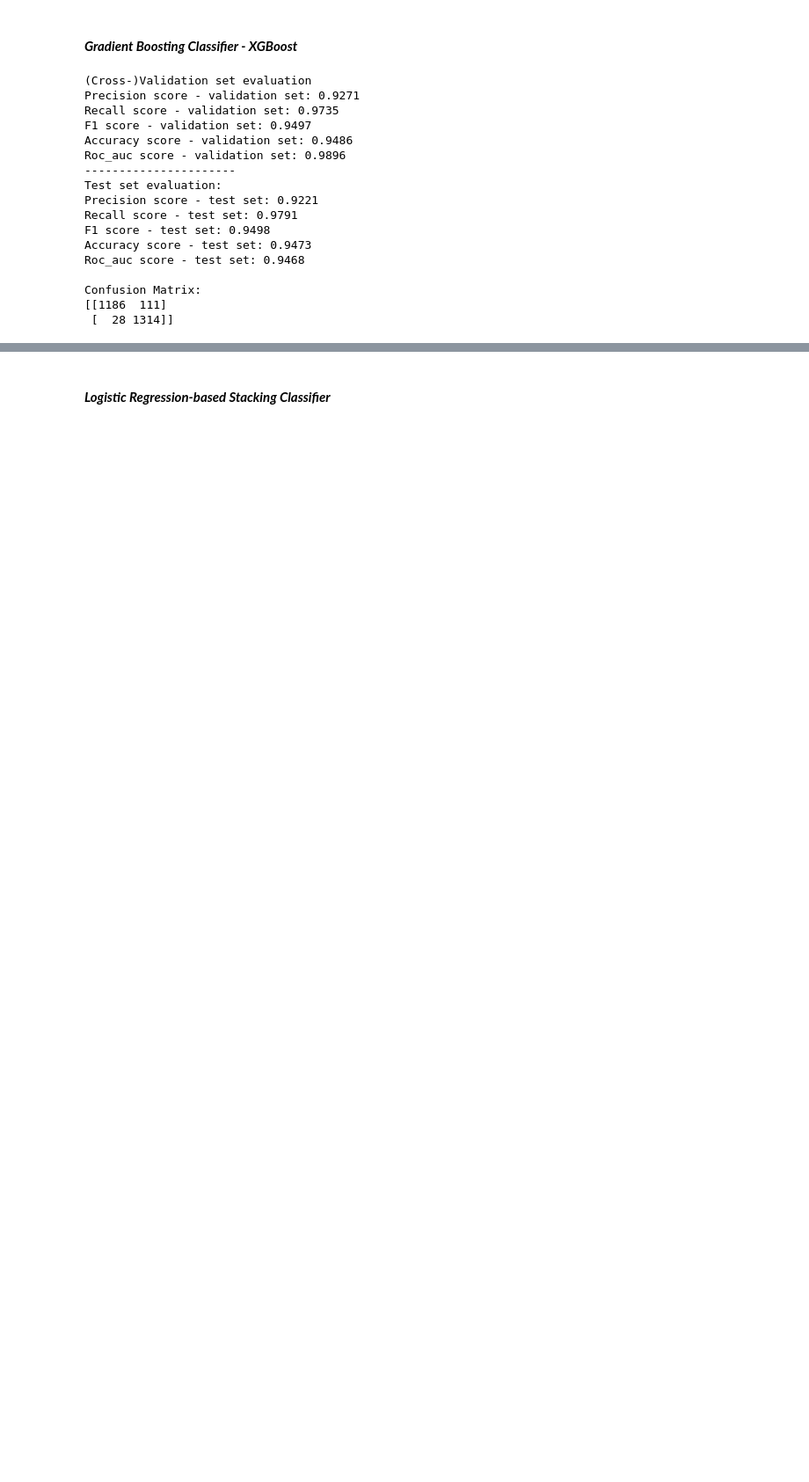
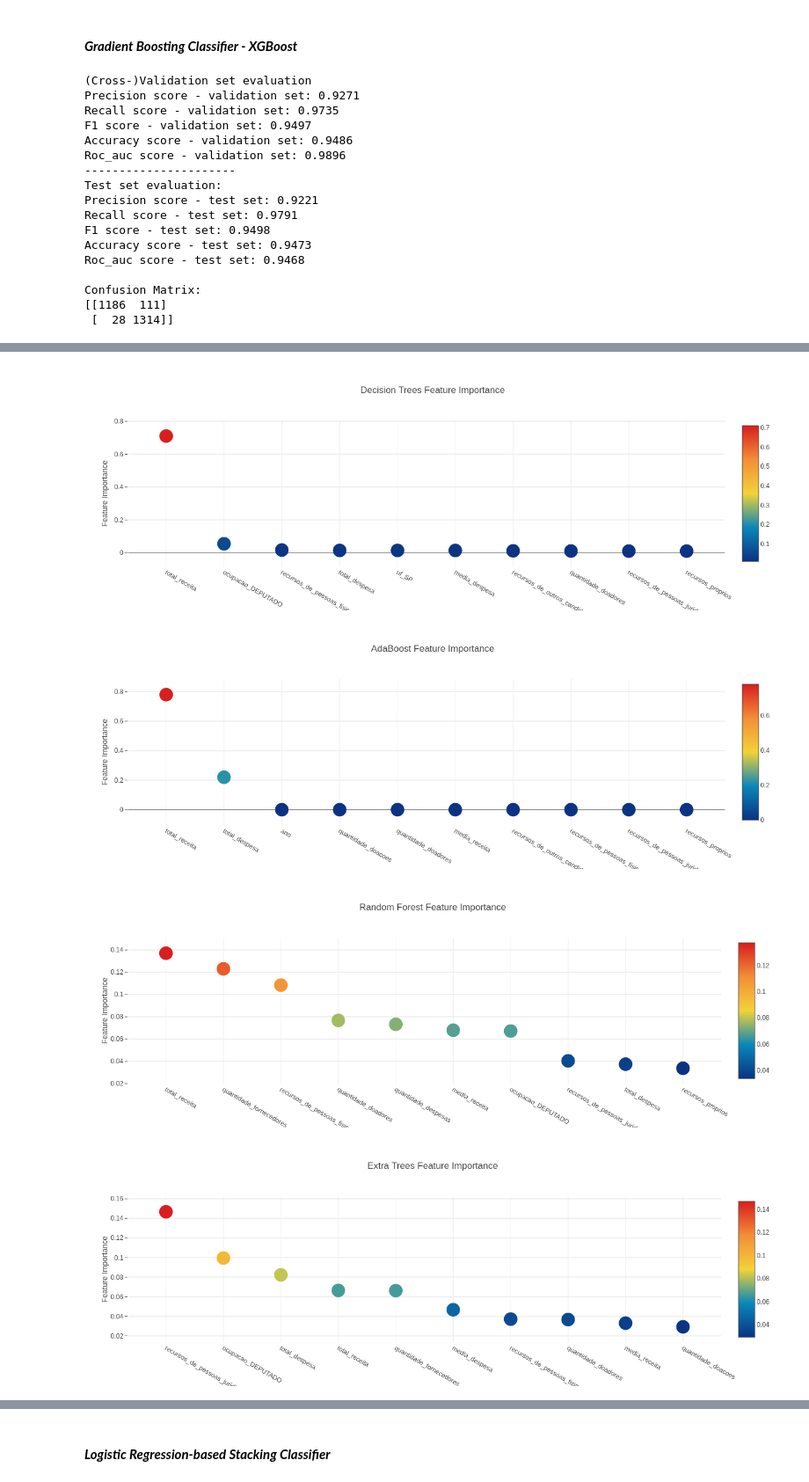
Before and after one commit to guilhermemg/ml-mestrado, a Jupyter notebook: notebooks/assignment-4.ipynb, the cells around one changed output, grey strips where cells are left out. Shown at 88% size. Saved outputs shown, nothing was run; the diff lists cells and outputs as text; code cells hidden in the pictures; blank space fills up the shorter version.

```diff
--- a/notebooks/assignment-4.ipynb
+++ b/notebooks/assignment-4.ipynb
@@ -202,6 +202,30 @@ Train: (10553, 257)
 Test: (2639, 257)
 # %% [markdown]
 ## Modelos
+# %%
+class ModelsPaths(Enum):
+    KNR_PATH = 'assignment4-models/knr.p'
+    LR_PATH = 'assignment4-models/lr.p'
+    DT_PATH = 'assignment4-models/dt.p'
+    ADA_PATH = 'assignment4-models/ada.p'
+    RF_PATH = 'assignment4-models/rf.p'
+    ET_PATH = 'assignment4-models/et.p'
+    SVC_PATH = 'assignment4-models/svc.p'
+    LGBM_PATH = 'assignment4-models/lgbm.p'
+    CAT_PATH = 'assignment4-models/cat.p'
+    XGB_PATH = 'assignment4-models/xgb.p'
+
+class ModelsNames(Enum):
+    LR = 'Logistic Regression'
+    DT = 'Decision Trees'
+    ET = 'Extra Trees'
+    RF = 'Random Forest'
+    ADA = 'AdaBoost'
+    SVC = 'Support Vector Machine'
+    LGBM = 'LGBM'
+    CAT = 'CatBoost'
+    XGB = 'XGBoost'
+    KNR = 'KNR'
 # %% [markdown]
 #### Auxiliary Functions
 # %%
@@ -518,0 +608,15 @@ Confusion Matrix:
+# %%
+dt   = load_trained_model(ModelsPaths.DT_PATH)
+ada  = load_trained_model(ModelsPaths.ADA_PATH)
+rf   = load_trained_model(ModelsPaths.RF_PATH)
+et   = load_trained_model(ModelsPaths.ET_PATH)
+
+models = [(dt, ModelsNames.DT), (ada, ModelsNames.ADA), (rf, ModelsNames.RF), (et, ModelsNames.ET)]
+
+for model, model_name in models:
+    plot_feature_importances_1(model, model_name)
+# %% [output]
+[figure, added]
+[figure, added]
+[figure, added]
+[figure, added]
```
Also changed, not shown: parts of 25 cells of this notebook.
